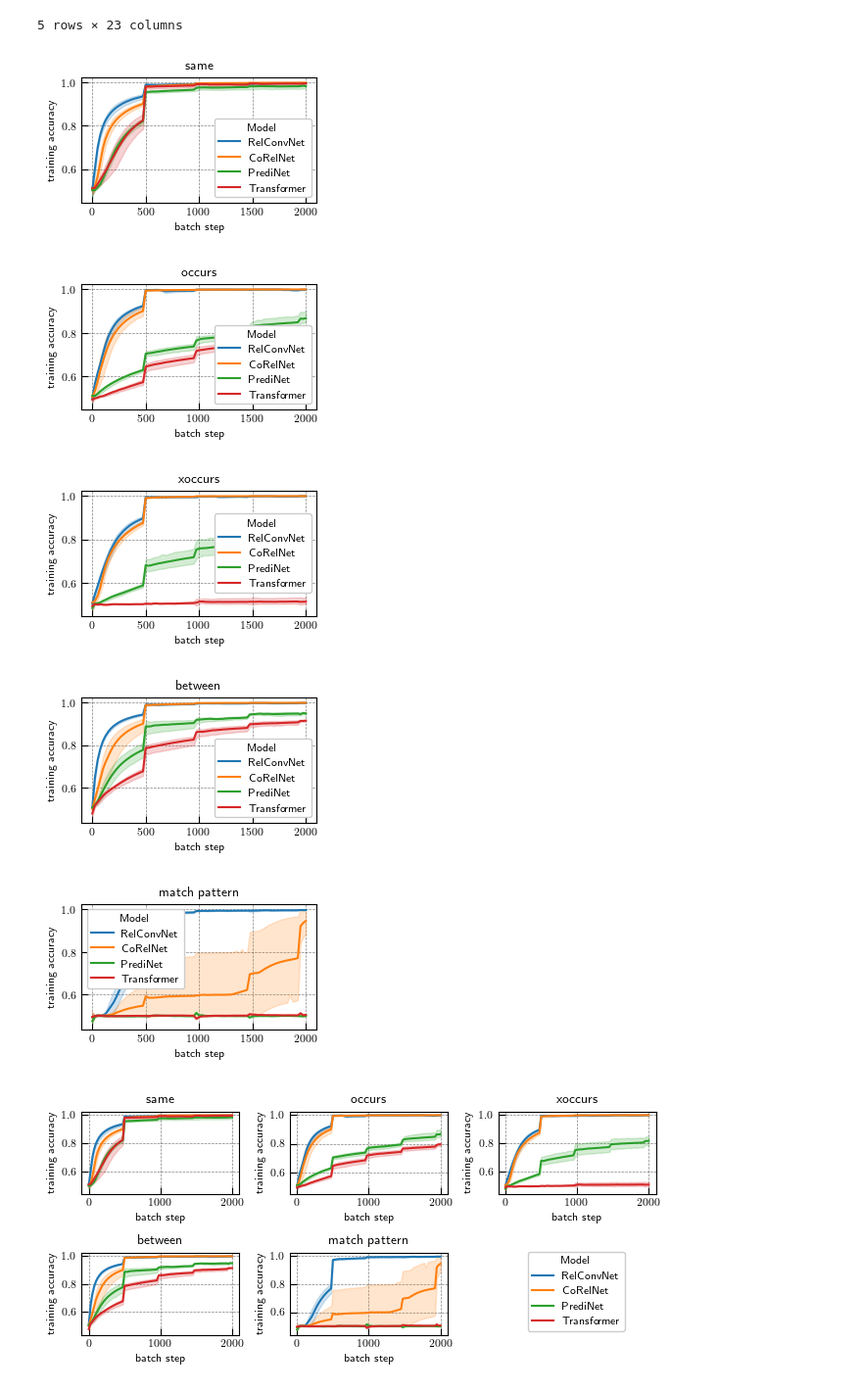
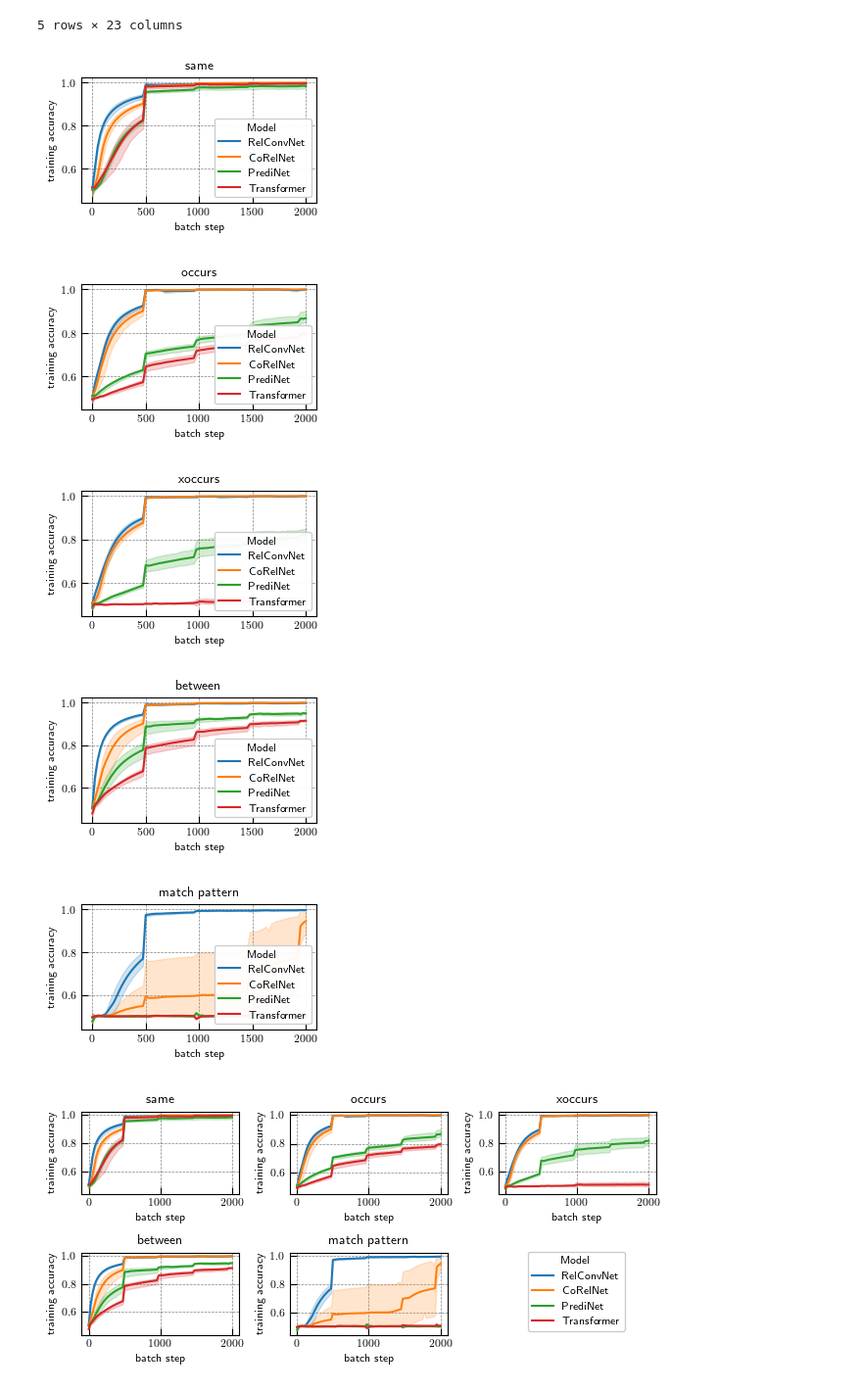
Before and after one commit to Awni00/relational-convolutions, a Jupyter notebook: paper_figures/generate_figures_tables.ipynb, the cells around one changed output. Shown at 98% size. Saved outputs shown, nothing was run; the diff lists cells and outputs as text; code cells hidden in the pictures.

Commit message:
updated to generate slightly transparent legends

```diff
--- a/paper_figures/generate_figures_tables.ipynb
+++ b/paper_figures/generate_figures_tables.ipynb
@@ -60,7 +60,7 @@ plt.xticks(list(range(len(color_map))), color_map.keys());
 # %% [markdown]
 ### OoD generalization table
 # %%
-results_df = pd.read_csv('figure_data/end-of-training-accuracy.csv', index_col=0)
+results_df = pd.read_csv('figure_data/relational_games/end-of-training-accuracy.csv', index_col=0)
 results_df
 # %% [output]
 |  | group | name | stripes_acc | hexos_acc | acc | trial | task |
@@ -303,7 +305,7 @@ fig.savefig(f'{save_dir}/hexos_acc.pdf')
 # %% [markdown]
 ### Training curve figures
 # %%
-run_histories = pd.read_csv('figure_data/project_run_histories.csv', index_col=0)
+run_histories = pd.read_csv('figure_data/relational_games/project_run_histories.csv', index_col=0)
 run_histories.head()
 # %% [output]
 |  | stripes_loss | loss | _timestamp | epoch/val_acc | batch/loss | _step | hexos_loss | epoch/epoch | ... |
@@ -339,20 +341,21 @@ batch_steps_keep = np.arange(0, max_batch + 1, step_size)
 # %%
 for task in tasks:
     task_run_histories = get_task_run_histories(run_histories, task)
     batch_filter = task_run_histories['batch/batch_step'].isin(batch_steps_keep)
     task_run_histories = task_run_histories[batch_filter]
     task_run_histories.rename(columns={'batch/batch_step': 'batch step', 'batch/acc': 'training accuracy'}, inplace=True)
     fig, ax = plt.subplots(figsize=(3, 2))
     sns.lineplot(task_run_histories, y='training accuracy', x='batch step', hue='Model', estimator='mean', errorbar=('ci', 95), ax=ax)
     ax.set_title(task_label_map.get(task, task))
+    sns.move_legend(ax, "lower right", fancybox=True, frameon=True, framealpha=0.95)
     fig.set_tight_layout(True)
     fig.savefig(f'{save_dir}/{task}_training_curves.pdf')
 # %% [output]
 [figure]
 [figure]
-[figure, old version]
+[figure, new version]
 [figure]
-[figure, old version]
+[figure, new version]
 # %%
 fig = plt.figure(figsize=(6.5,3))
 
```
Also changed, not shown: parts of 5 cells of this notebook.
